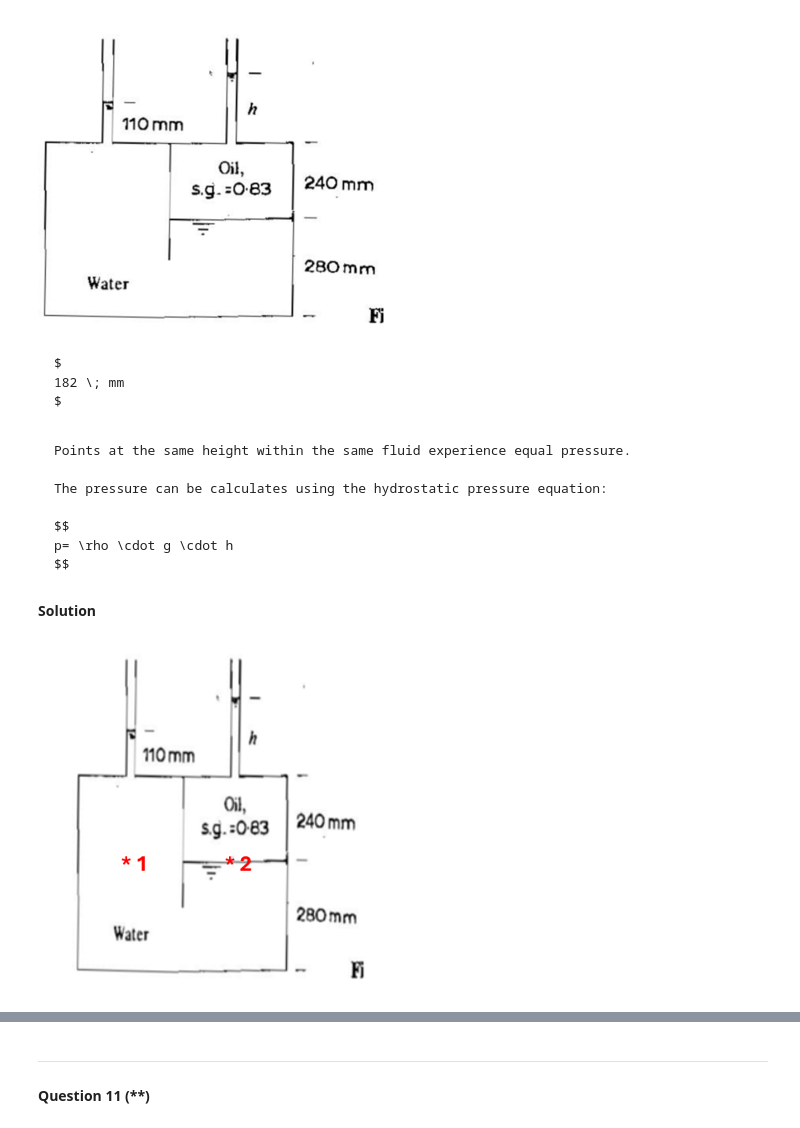
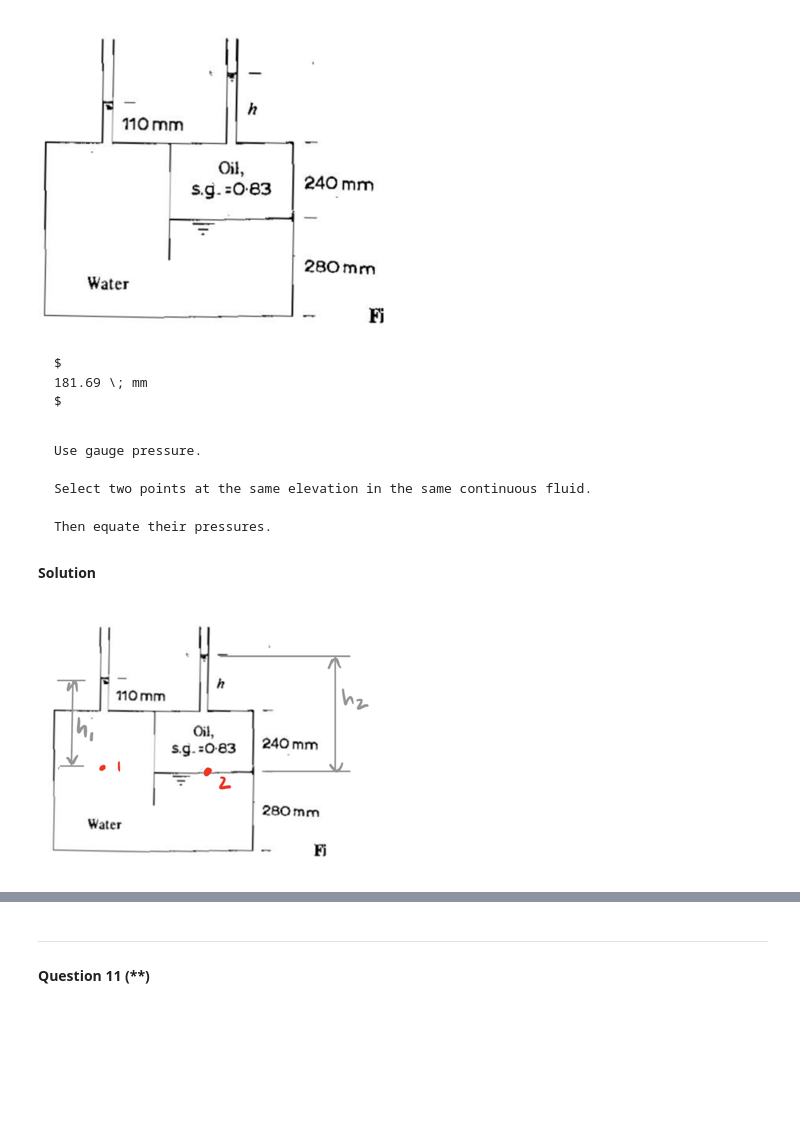
Before and after one commit to Maria9925/CIVIL_202_25, a Jupyter notebook: _sources/Module2Hydrostatics_Sol.ipynb, the cells around one changed output, grey strips where cells are left out. Cells and saved outputs as stored; diff of their text form; code cells hidden in the pictures; blank space fills up the shorter version.

````diff
--- a/_sources/Module2Hydrostatics_Sol.ipynb
+++ b/_sources/Module2Hydrostatics_Sol.ipynb
@@ -1522,28 +1296,26 @@ resized_img
 # %% [markdown]
 ```{dropdown} Answer
 $
-182 \; mm
+181.69 \; mm
 $
 ```
-# %% [markdown]
-```{dropdown} Hint
-Points at the same height within the same fluid experience equal pressure.
-
-The pressure can be calculates using the hydrostatic pressure equation:
-
-$$
-p= \rho \cdot g \cdot h
-$$
-```
+# %% [markdown]
+```{dropdown} Hint
+Use gauge pressure.
+
+Select two points at the same elevation in the same continuous fluid.
+
+Then equate their pressures.
+```
 # %% [markdown]
 **Solution**
 # %%
 from PIL import Image
-img = Image.open(r"figures/36S.png")
-base_width = 350  # Change this to your desired width
+img = Image.open(r"figures/5_pressure_10.png")
+base_width = 350 # Change this to your desired width
 w_percent = base_width / float(img.size[0])
 h_size = int(float(img.size[1]) * w_percent)
 resized_img = img.resize((base_width, h_size))
 resized_img
 # %% [output]
-[figure, old version]
+[figure, new version]
````
Also changed, not shown: parts of 197 cells of this notebook, 40 other files.
